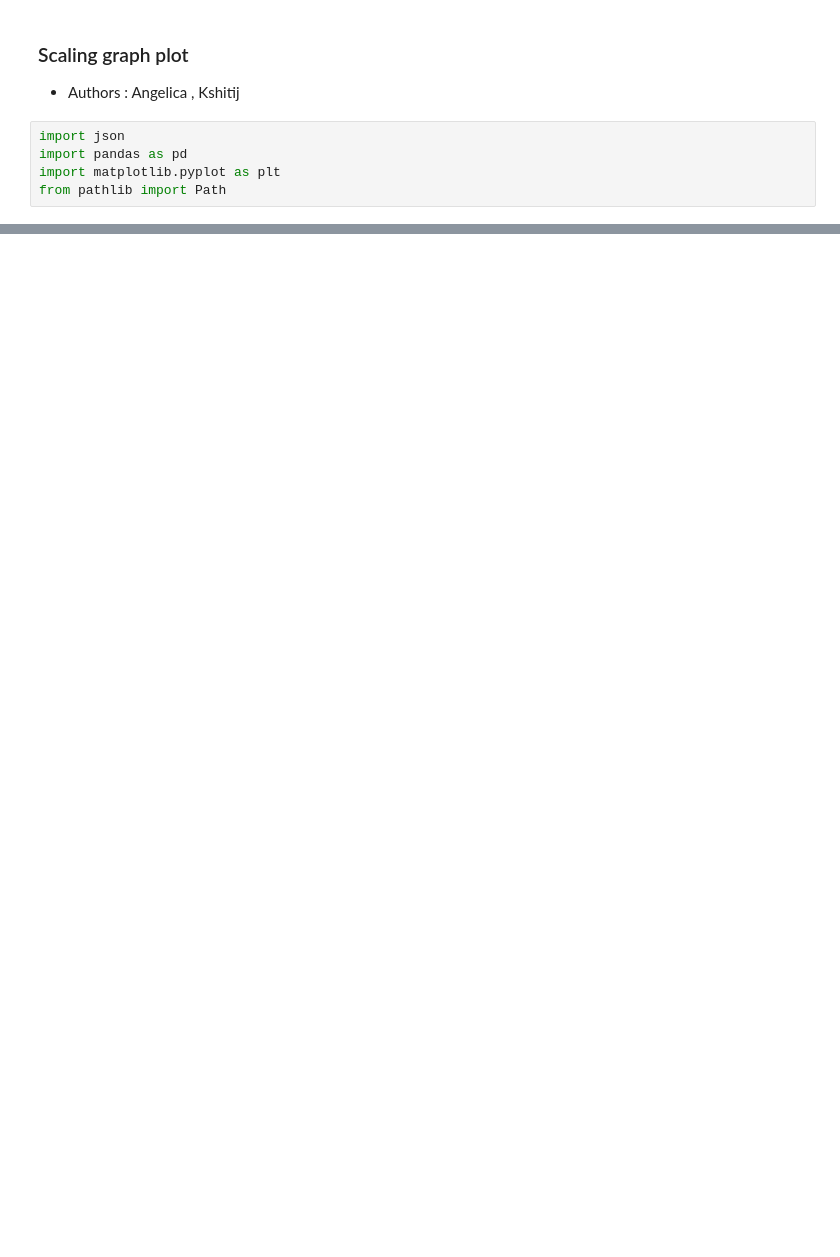
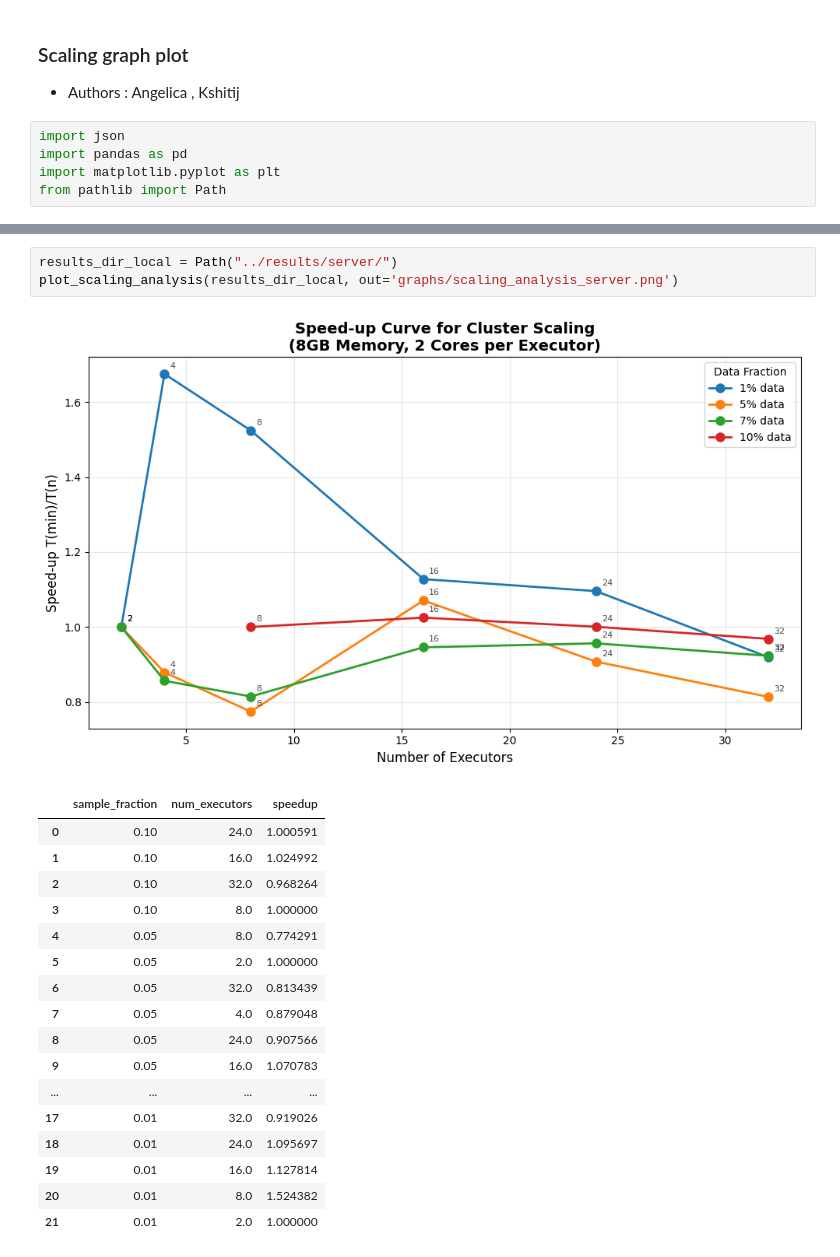
Before and after one commit to kshitijrajsharma/fractal-ml-distributed-computing, a Jupyter notebook: analysis/graphics.ipynb, the cells around one changed output, grey strips where cells are left out. Drawn from its saved outputs; the diff is of its cells as text; blank space fills up the shorter version.

```diff
--- a/analysis/graphics.ipynb
+++ b/analysis/graphics.ipynb
@@ -89,3 +73,25 @@ plot_scaling_analysis(results_dir_local, out='graphs/scaling_analysis_local.png'
 | 13 | 0.07 | 4 | 4.357003 |
 | 14 | 0.07 | 7 | 5.584253 |
 | 15 | 0.07 | 2 | 2.624446 |
+# %%
+results_dir_local = Path("../results/server/")
+plot_scaling_analysis(results_dir_local, out='graphs/scaling_analysis_server.png')
+# %% [output]
+[figure, added]
+|  | sample_fraction | num_executors | speedup |
+| 0 | 0.10 | 24.0 | 1.000591 |
+| 1 | 0.10 | 16.0 | 1.024992 |
+| 2 | 0.10 | 32.0 | 0.968264 |
+| 3 | 0.10 | 8.0 | 1.000000 |
+| 4 | 0.05 | 8.0 | 0.774291 |
+| 5 | 0.05 | 2.0 | 1.000000 |
+| 6 | 0.05 | 32.0 | 0.813439 |
+| 7 | 0.05 | 4.0 | 0.879048 |
+| 8 | 0.05 | 24.0 | 0.907566 |
+| 9 | 0.05 | 16.0 | 1.070783 |
+| ... | ... | ... | ... |
+| 17 | 0.01 | 32.0 | 0.919026 |
+| 18 | 0.01 | 24.0 | 1.095697 |
+| 19 | 0.01 | 16.0 | 1.127814 |
+| 20 | 0.01 | 8.0 | 1.524382 |
+| 21 | 0.01 | 2.0 | 1.000000 |
```
Also changed, not shown: parts of 3 cells of this notebook, 2 other files.
